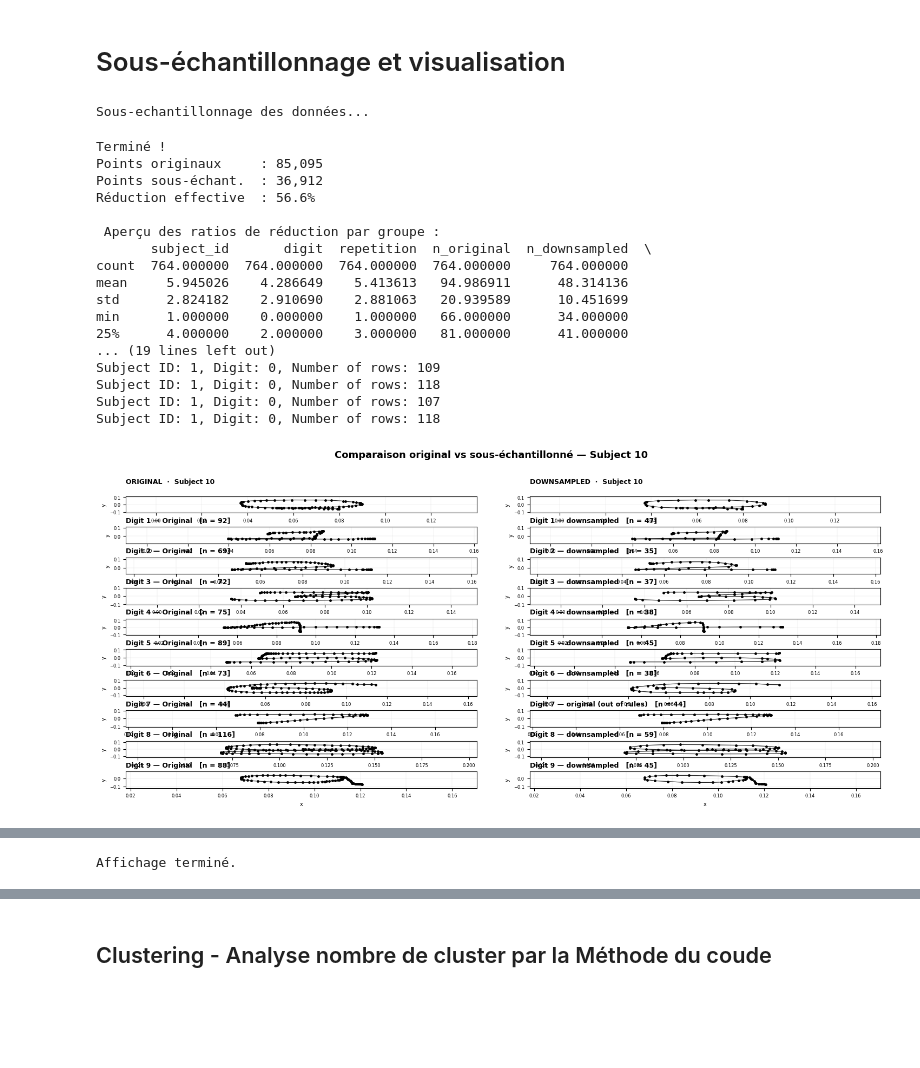
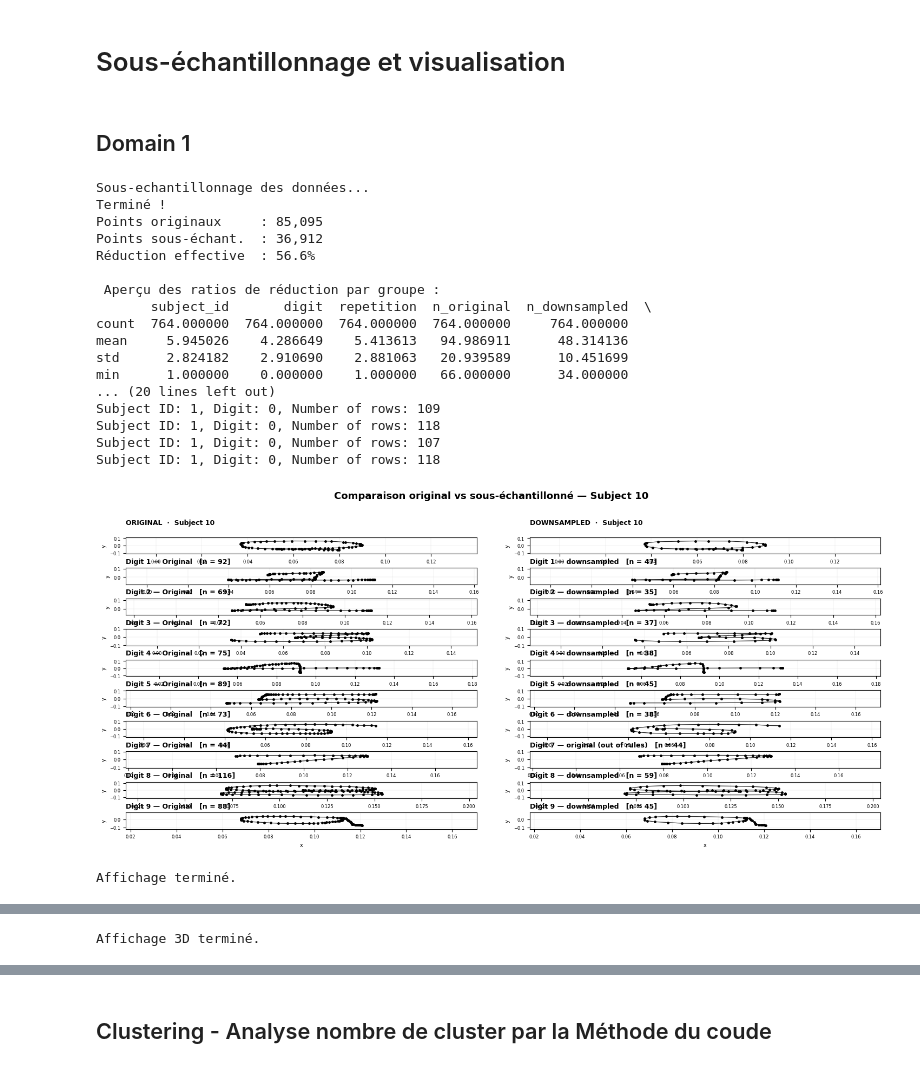
Before and after one commit to nmohymont/Gesture-Recognition-Project, a Jupyter notebook: Jpynb_Gesture_Recognition_project.ipynb, the cells around one changed output, grey strips where cells are left out. Cells and saved outputs as stored; diff of their text form; code cells hidden in the pictures; blank space fills up the shorter version.

Commit message:
Update train_test_split + réorganisation notebook + plot 3D

```diff
--- a/Jpynb_Gesture_Recognition_project.ipynb
+++ b/Jpynb_Gesture_Recognition_project.ipynb
@@ -27,19 +28,20 @@ from Edit_distance import edit_distance
 # %%
 #BASE_DIR = os.path.dirname(os.path.abspath(__file__)) le __file__ fait planter le code dans un script python, mais dans un notebook il n'est pas défini, du coup on utilise os.getcwd() pour prendre le répertoire courant du notebook
 BASE_DIR = os.getcwd()
-DATA_DIR = os.path.join(BASE_DIR, "Dataset", "Domain1_csv")
+DATA_DIR_DOMAIN1 = os.path.join(BASE_DIR, "Dataset", "Domain1_csv")
+DATA_DIR_DOMAIN4 = os.path.join(BASE_DIR,"Dataset", "Domain4_csv")
 
 #print(len(os.listdir(DATA_DIR))) validation que tous les chiffiers ont été chargés
 
-dataset = pd.concat(load_dataset(DATA_DIR), ignore_index=True)
+dataset_domain1 = pd.concat(load_dataset(DATA_DIR_DOMAIN1), ignore_index=True)
 
-print(f"{len(dataset)} fichiers chargés .")
-print(f"Dimension du dataset : {dataset.shape}")
+print(f"{len(dataset_domain1)} fichiers chargés .")
+print(f"Dimension du dataset : {dataset_domain1.shape}")
 
-print(dataset.head())
+print(dataset_domain1.head())
 
 # ligne a décommenter pour sauvegarder le dataset traité dans un fichier csv
-dataset.to_csv(os.path.join(BASE_DIR, "Dataset", "Aggregated_csv", "Domain1_processed_dataset.csv"), index=False)
+#dataset_domain1.to_csv(os.path.join(BASE_DIR, "Dataset", "Aggregated_csv", "Domain1_processed_dataset.csv"), index=False)
 # %% [output]
 85095 fichiers chargés .
 Dimension du dataset : (85095, 7)
@@ -51,21 +53,23 @@ Dimension du dataset : (85095, 7)
 4  0.041303  0.037331  0.258830  132.0           1      0           1
 # %% [markdown]
 # Sous-échantillonnage et visualisation
+# %% [markdown]
+## Domain 1
 # %%
-df = dataset.copy() # pour éviter de modifier le dataset original
+df_domain1 = dataset_domain1.copy() # pour éviter de modifier le dataset original
 
 print("Sous-echantillonnage des données...")
 
-df_result = (
-    df.groupby(['subject_id', 'digit', 'repetition'])
+df_domain1_result = (
+    df_domain1.groupby(['subject_id', 'digit', 'repetition'])
     .apply(downsample_data)
     .reset_index(drop=True)
 )
 
-df_downsampled = df_result[df_result['downsampled'] == True].drop(columns=['downsampled'])
+df_domain1_downsampled = df_domain1_result[df_domain1_result['downsampled'] == True].drop(columns=['downsampled'])
 
-original_count = len(df)
-downsampled_count = len(df_downsampled)
+original_count = len(df_domain1)
+downsampled_count = len(df_domain1_downsampled)
 reduction = (1-downsampled_count/original_count)*100
 
 print(f"Terminé !")
@@ -74,55 +78,57 @@ print(f"Points sous-échant.  : {downsampled_count:,}")
 print(f"Réduction effective  : {reduction:.1f}%")
 
 # --- Vérification par groupe ---
-summary = df.groupby(["subject_id", "digit", "repetition"]).size().reset_index(name="n_original")
-summary_new = df_downsampled.groupby(["subject_id", "digit", "repetition"]).size().reset_index(name="n_downsampled")
+summary = df_domain1.groupby(["subject_id", "digit", "repetition"]).size().reset_index(name="n_original")
+summary_new = df_domain1_downsampled.groupby(["subject_id", "digit", "repetition"]).size().reset_index(name="n_downsampled")
 
-summary["was_downsampled"] = df_result.groupby(["subject_id", "digit", "repetition"])["downsampled"].first().values
+summary["was_downsampled"] = df_domain1_result.groupby(["subject_id", "digit", "repetition"])["downsampled"].first().values
 
 summary = summary.merge(summary_new, on=["subject_id", "digit", "repetition"])
 summary["ratio"] = summary["n_downsampled"] / summary["n_original"]
 
 skipped = (~summary["was_downsampled"]).sum()
 print("\n Aperçu des ratios de réduction par groupe :")
 print(summary.describe())
 
 # ligne a décommenter pour sauvegarder le dataset traité dans un fichier csv
-#df_downsampled.to_csv(os.path.join(BASE_DIR, "Dataset", "Domain1_aggregated_csv", "Domain1_downsampled_dataset.csv"), index=False)
+#df_domain1_downsampled.to_csv(os.path.join(BASE_DIR, "Dataset", "Domain1_aggregated_csv", "Domain1_downsampled_dataset.csv"), index=False)
 
 # prendre un subset
-subset = df[(df['subject_id'] == 1) & (df['digit'] == 0)]
+subset = df_domain1[(df_domain1['subject_id'] == 1) & (df_domain1['digit'] == 0)]
 
 for (subject_id, digit,rep), group in subset.groupby(['subject_id', 'digit', 'repetition']):
    print(f"Subject ID: {subject_id}, Digit: {digit}, Number of rows: {len(group)}")
 
 
 # code pour afficher les points avant et après le sous-échantillonnage pour un groupe spécifique (par exemple, subject_id=1, digit=0)
 
 Subject = 1
 Line_color = 'black'
 
-Digits = sorted(df['digit'].unique())
+Digits = sorted(df_domain1['digit'].unique())
 N_rows = len(Digits)
 N_columns = 2
 
 plot_xy_grid(subject=10)
+
+plot_3d(subject=10, digit=0)
 # %% [output]
 Sous-echantillonnage des données...
+Terminé !
+Points originaux     : 85,095
+Points sous-échant.  : 36,912
+Réduction effective  : 56.6%
+
+ Aperçu des ratios de réduction par groupe :
+       subject_id       digit  repetition  n_original  n_downsampled  \
+count  764.000000  764.000000  764.000000  764.000000     764.000000
+mean     5.945026    4.286649    5.413613   94.986911      48.314136
+std      2.824182    2.910690    2.881063   20.939589      10.451699
+min      1.000000    0.000000    1.000000   66.000000      34.000000
+... (20 lines left out)
+Subject ID: 1, Digit: 0, Number of rows: 109
+Subject ID: 1, Digit: 0, Number of rows: 118
+Subject ID: 1, Digit: 0, Number of rows: 107
+Subject ID: 1, Digit: 0, Number of rows: 118
+[figure]
-Terminé !
-Points originaux     : 85,095
-Points sous-échant.  : 36,912
-Réduction effective  : 56.6%
-
- Aperçu des ratios de réduction par groupe :
-       subject_id       digit  repetition  n_original  n_downsampled  \
-count  764.000000  764.000000  764.000000  764.000000     764.000000
-mean     5.945026    4.286649    5.413613   94.986911      48.314136
-std      2.824182    2.910690    2.881063   20.939589      10.451699
-min      1.000000    0.000000    1.000000   66.000000      34.000000
-25%      4.000000    2.000000    3.000000   81.000000      41.000000
-... (19 lines left out)
-Subject ID: 1, Digit: 0, Number of rows: 109
-Subject ID: 1, Digit: 0, Number of rows: 118
-Subject ID: 1, Digit: 0, Number of rows: 107
-Subject ID: 1, Digit: 0, Number of rows: 118
+Affichage terminé.
-[figure]
@@ -129 +136 @@ Subject ID: 1, Digit: 0, Number of rows: 118
-Affichage terminé.
+Affichage 3D terminé.
```
Also changed, not shown: parts of 16 cells of this notebook, 1 other file.
